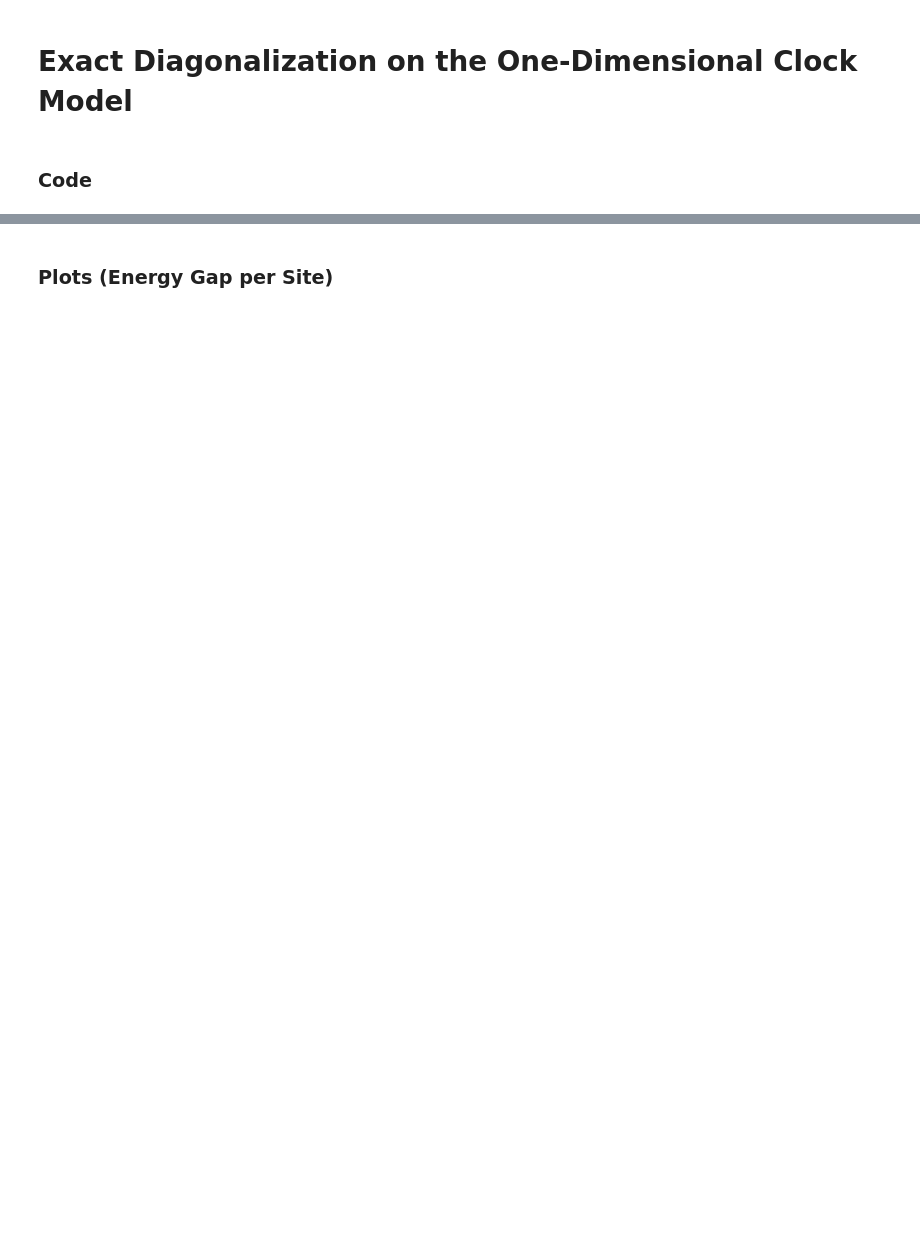
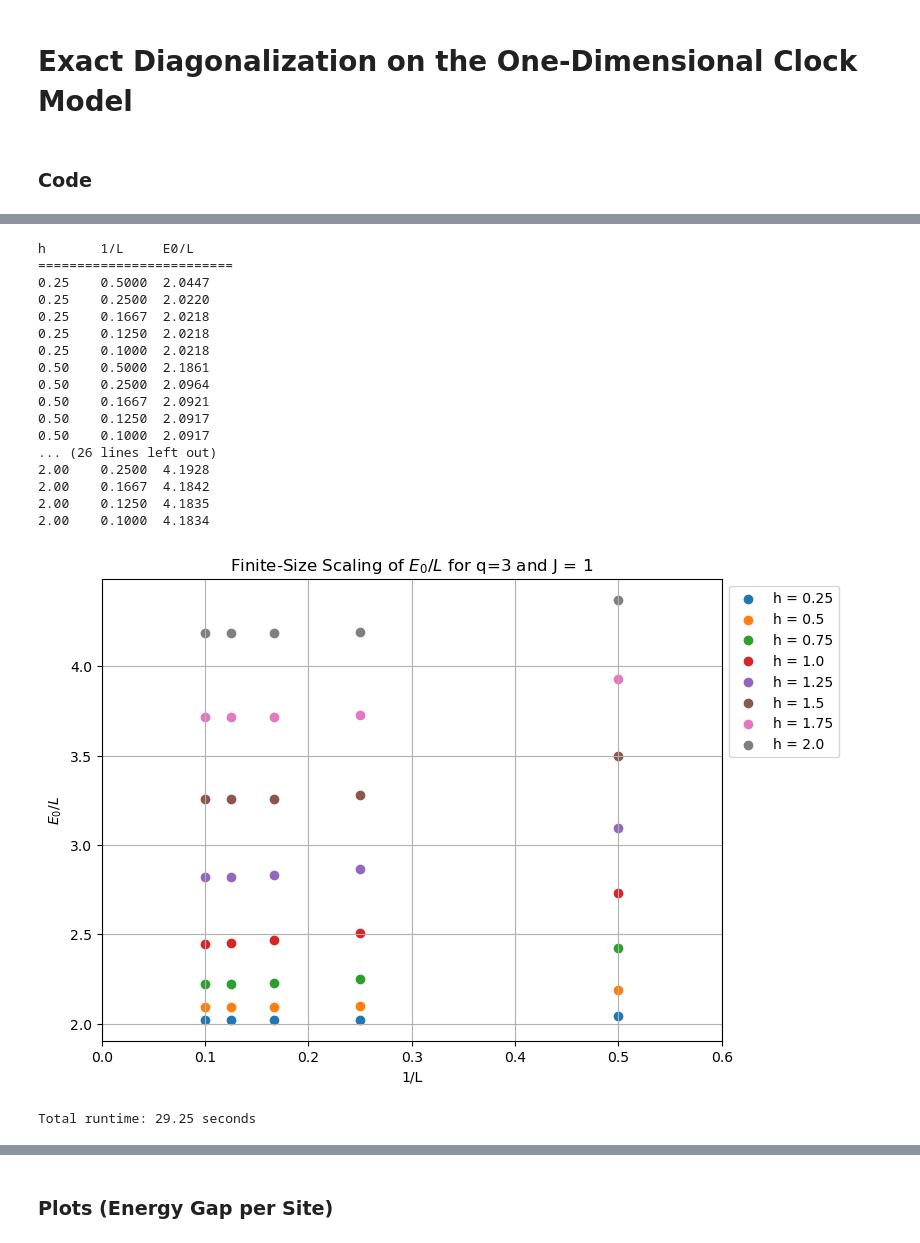
Before and after one commit to Winonna/SanD-RM-Progress, a Jupyter notebook: Exact Diagonalization on One-Dimensional Clock Model.ipynb, the cells around one changed output, grey strips where cells are left out. Drawn from its saved outputs; the diff is of its cells as text; code cells hidden in the pictures; blank space fills up the shorter version.

```diff
--- a/Exact Diagonalization on One-Dimensional Clock Model.ipynb
+++ b/Exact Diagonalization on One-Dimensional Clock Model.ipynb
@@ -170,0 +217,59 @@ Scaling parameters: b = 1.191567, c = 2.081967
+# %%
+q = 3
+J = 1
+h_values = np.array([0.25, 0.5, 0.75, 1.0, 1.25, 1.5, 1.75, 2.0])
+L_values = np.array([2, 4, 6, 8, 10])
+
+start_time = time.time()
+
+inv_L = 1 / L_values  # Inverse system size (x-axis)
+energies_per_L = np.zeros((len(h_values), len(L_values)))  # Store energies as 2D array
+
+# Compute energies and store values
+print("h\t1/L\tE0/L")  # Header for readability
+print("="*25)
+for i, h in enumerate(h_values):
+    for j, L in enumerate(L_values):
+        energies_per_L[i, j] = np.abs(E0_per_site(q, J, h, L))  # Compute energy per site
+        print(f"{h:.2f}\t{inv_L[j]:.4f}\t{energies_per_L[i, j]:.4f}")  # Print values
+
+# Compute energies
+for i, h in enumerate(h_values):
+    for j, L in enumerate(L_values):
+        energies_per_L[i, j] = np.abs(E0_per_site(q, J, h, L))  # Store properly
+
+# Plot each h separately
+plt.figure(figsize=(8, 6))
+for i, h in enumerate(h_values):
+    plt.scatter(inv_L, energies_per_L[i], label=f"h = {h}")
+
+plt.xlabel("1/L")
+plt.ylabel("$E_0/L$")
+plt.title(f"Finite-Size Scaling of $E_0/L$ for q={q} and J = {J}")
+plt.legend(loc = "upper left", bbox_to_anchor=(1, 1))
+plt.grid(True)
+plt.xlim(0, 0.6)  # Zoom in: x-axis from 0 to 1
+plt.show()
+
+end_time = time.time()
+print(f"Total runtime: {end_time - start_time:.2f} seconds")
+# %% [output]
+h       1/L     E0/L
+=========================
+0.25    0.5000  2.0447
+0.25    0.2500  2.0220
+0.25    0.1667  2.0218
+0.25    0.1250  2.0218
+0.25    0.1000  2.0218
+0.50    0.5000  2.1861
+0.50    0.2500  2.0964
+0.50    0.1667  2.0921
+0.50    0.1250  2.0917
+0.50    0.1000  2.0917
+... (26 lines left out)
+2.00    0.2500  4.1928
+2.00    0.1667  4.1842
+2.00    0.1250  4.1835
+2.00    0.1000  4.1834
+[figure, added]
+Total runtime: 29.25 seconds
```
Also changed, not shown: parts of 37 cells of this notebook, 1 other file.
